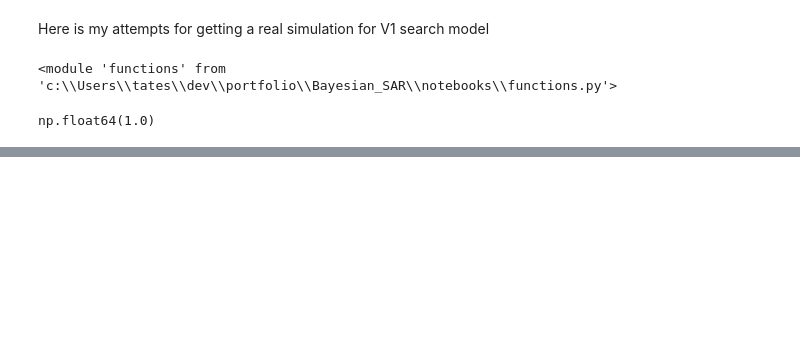
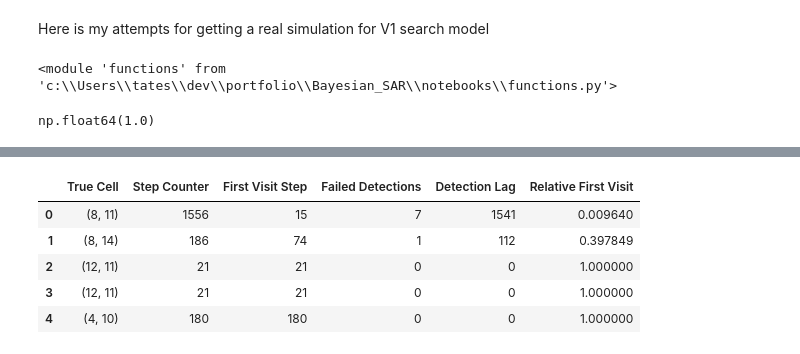
Before and after one commit to tatesm/Bayesian_SAR, a Jupyter notebook: notebooks/simulation.ipynb, the cells around one changed output, grey strips where cells are left out. Cells and saved outputs as stored; diff of their text form; code cells hidden in the pictures; blank space fills up the shorter version.

```diff
--- a/notebooks/simulation.ipynb
+++ b/notebooks/simulation.ipynb
@@ -56,0 +84,9 @@ functions.v1_sim(prepped_grid,0.4,true_cell)
+# %%
+sims_df.head()
+# %% [output]
+|  | True Cell | Step Counter | First Visit Step | Failed Detections | Detection Lag | Relative First Visit |
+| 0 | (8, 11) | 1556 | 15 | 7 | 1541 | 0.009640 |
+| 1 | (8, 14) | 186 | 74 | 1 | 112 | 0.397849 |
+| 2 | (12, 11) | 21 | 21 | 0 | 0 | 1.000000 |
+| 3 | (12, 11) | 21 | 21 | 0 | 0 | 1.000000 |
+| 4 | (4, 10) | 180 | 180 | 0 | 0 | 1.000000 |
```
Also changed, not shown: parts of 12 cells of this notebook, 1 other file.
